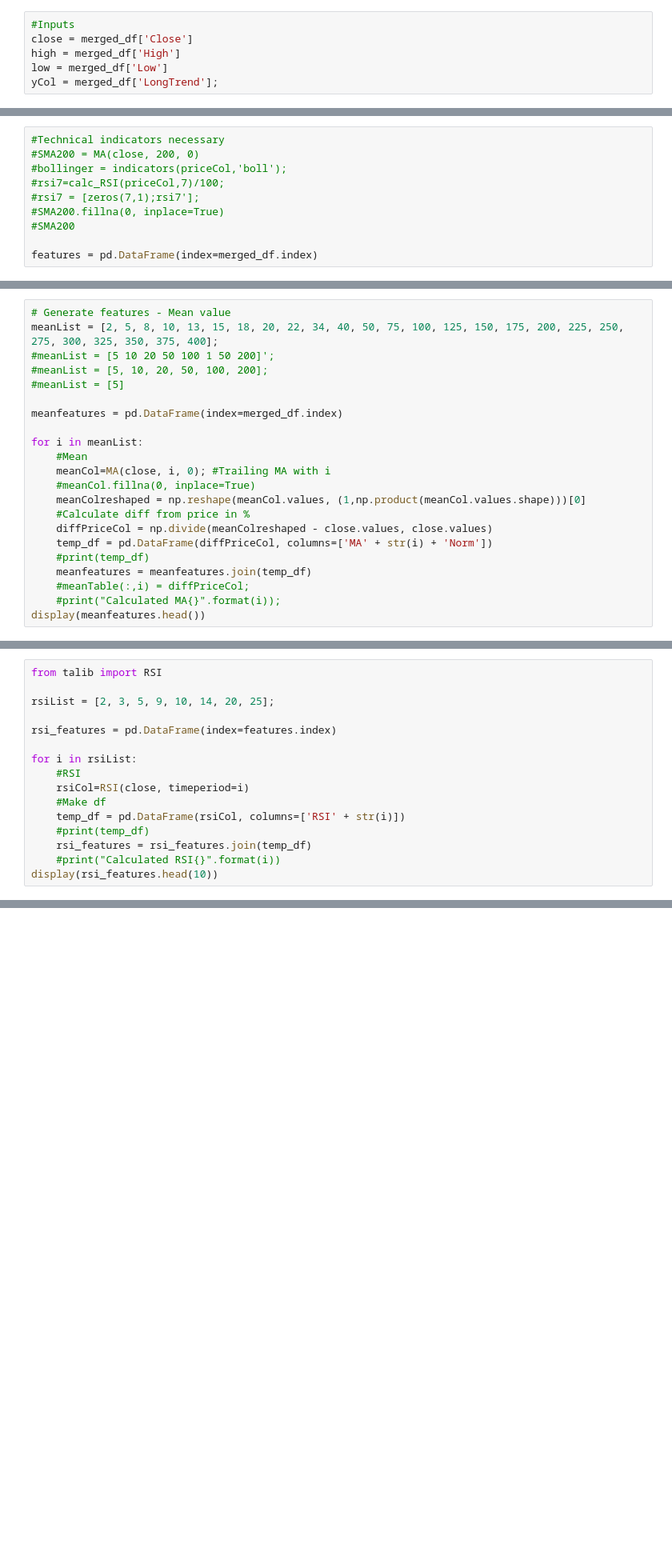
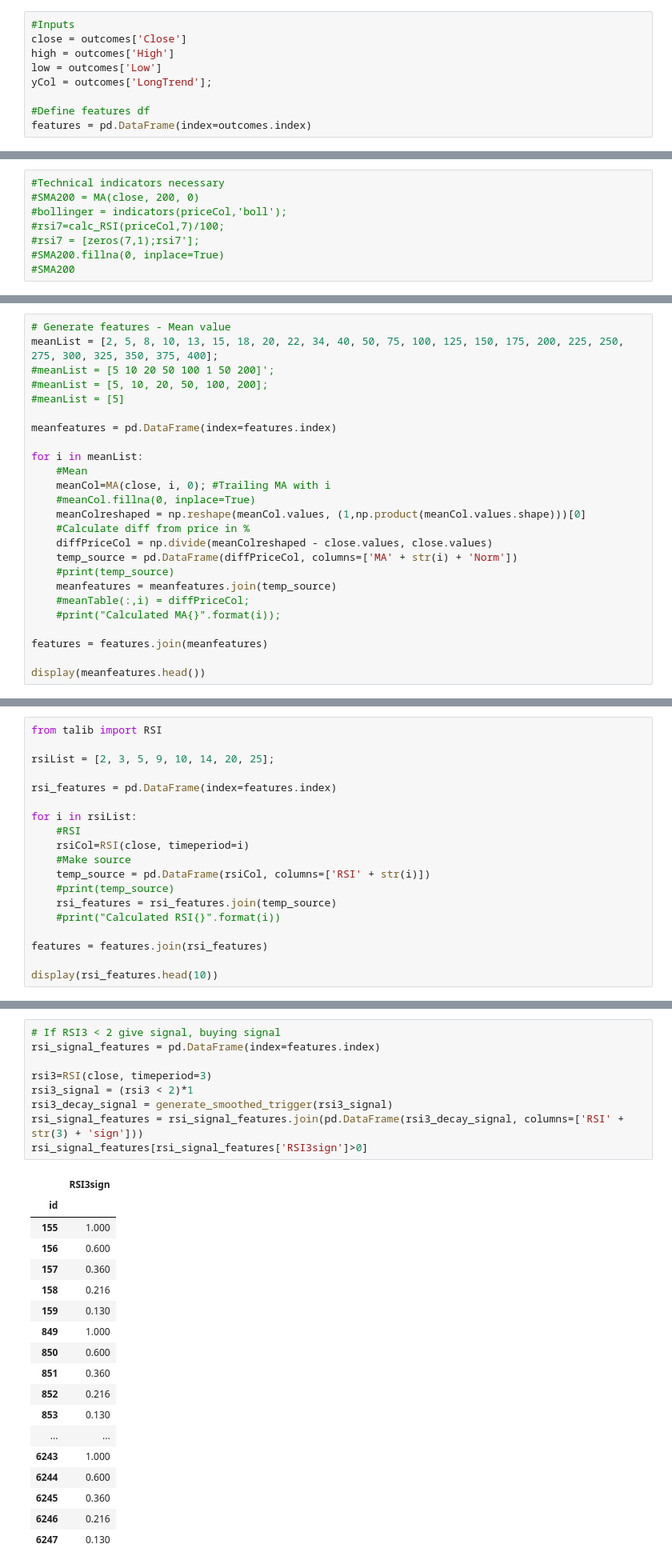
Before and after one commit to alexanderwendt/sklearn_ml_toolbox, a Jupyter notebook: OMX_S20_Class_y_Feature_X_Construction_V011_for_Training.ipynb, the cells around one changed output, grey strips where cells are left out. Shown at 80% size. Cells and saved outputs as stored; diff of their text form; blank space fills up the shorter version.

```diff
--- a/OMX_S20_Class_y_Feature_X_Construction_V011_for_Training.ipynb
+++ b/OMX_S20_Class_y_Feature_X_Construction_V011_for_Training.ipynb
@@ -458,6 +482,9 @@ Generate features based on price data X
 # %%
 #Inputs
-close = merged_df['Close']
-high = merged_df['High']
-low = merged_df['Low']
-yCol = merged_df['LongTrend'];
+close = outcomes['Close']
+high = outcomes['High']
+low = outcomes['Low']
+yCol = outcomes['LongTrend'];
+
+#Define features df
+features = pd.DataFrame(index=outcomes.index)
@@ -469,8 +527,6 @@ yCol = merged_df['LongTrend'];
 #rsi7 = [zeros(7,1);rsi7'];
 #SMA200.fillna(0, inplace=True)
 #SMA200
-
-features = pd.DataFrame(index=merged_df.index)
 # %% [markdown]
 ### Generate mean values
 # %%
@@ -480,7 +536,7 @@ meanList = [2, 5, 8, 10, 13, 15, 18, 20, 22, 34, 40, 50, 75, 100, 125, 150, 175,
 #meanList = [5, 10, 20, 50, 100, 200];
 #meanList = [5]
 
-meanfeatures = pd.DataFrame(index=merged_df.index)
+meanfeatures = pd.DataFrame(index=features.index)
 
 for i in meanList:
     #Mean
@@ -489,11 +545,14 @@ for i in meanList:
     meanColreshaped = np.reshape(meanCol.values, (1,np.product(meanCol.values.shape)))[0]
     #Calculate diff from price in %
     diffPriceCol = np.divide(meanColreshaped - close.values, close.values)
-    temp_df = pd.DataFrame(diffPriceCol, columns=['MA' + str(i) + 'Norm'])
-    #print(temp_df)
-    meanfeatures = meanfeatures.join(temp_df)
+    temp_source = pd.DataFrame(diffPriceCol, columns=['MA' + str(i) + 'Norm'])
+    #print(temp_source)
+    meanfeatures = meanfeatures.join(temp_source)
     #meanTable(:,i) = diffPriceCol;
     #print("Calculated MA{}".format(i));
+
+features = features.join(meanfeatures)
+
 display(meanfeatures.head())
 # %% [output]
 |  | MA2Norm | MA5Norm | MA8Norm | MA10Norm | MA13Norm | MA15Norm | MA18Norm | MA20Norm | MA22Norm | MA34Norm | ... |
@@ -540,11 +602,14 @@ rsi_features = pd.DataFrame(index=features.index)
 for i in rsiList:
     #RSI
     rsiCol=RSI(close, timeperiod=i)
-    #Make df
-    temp_df = pd.DataFrame(rsiCol, columns=['RSI' + str(i)])
-    #print(temp_df)
-    rsi_features = rsi_features.join(temp_df)
+    #Make source
+    temp_source = pd.DataFrame(rsiCol, columns=['RSI' + str(i)])
+    #print(temp_source)
+    rsi_features = rsi_features.join(temp_source)
     #print("Calculated RSI{}".format(i))
+
+features = features.join(rsi_features)
+
 display(rsi_features.head(10))
 # %% [output]
 |  | RSI2 | RSI3 | RSI5 | RSI9 | RSI10 | RSI14 | RSI20 | RSI25 |
@@ -589,0 +660,28 @@ display(rsi_change_features.head(10))
+# %%
+# If RSI3 < 2 give signal, buying signal
+rsi_signal_features = pd.DataFrame(index=features.index)
+
+rsi3=RSI(close, timeperiod=3)
+rsi3_signal = (rsi3 < 2)*1
+rsi3_decay_signal = generate_smoothed_trigger(rsi3_signal)
+rsi_signal_features = rsi_signal_features.join(pd.DataFrame(rsi3_decay_signal, columns=['RSI' + str(3) + 'sign']))
+rsi_signal_features[rsi_signal_features['RSI3sign']>0]
+# %% [output]
+|  | RSI3sign |
+| id |  |
+| 155 | 1.000 |
+| 156 | 0.600 |
+| 157 | 0.360 |
+| 158 | 0.216 |
+| 159 | 0.130 |
+| 849 | 1.000 |
+| 850 | 0.600 |
+| 851 | 0.360 |
+| 852 | 0.216 |
+| 853 | 0.130 |
+| ... | ... |
+| 6243 | 1.000 |
+| 6244 | 0.600 |
+| 6245 | 0.360 |
+| 6246 | 0.216 |
+| 6247 | 0.130 |
```
Also changed, not shown: parts of 42 cells of this notebook, 3 other files.
